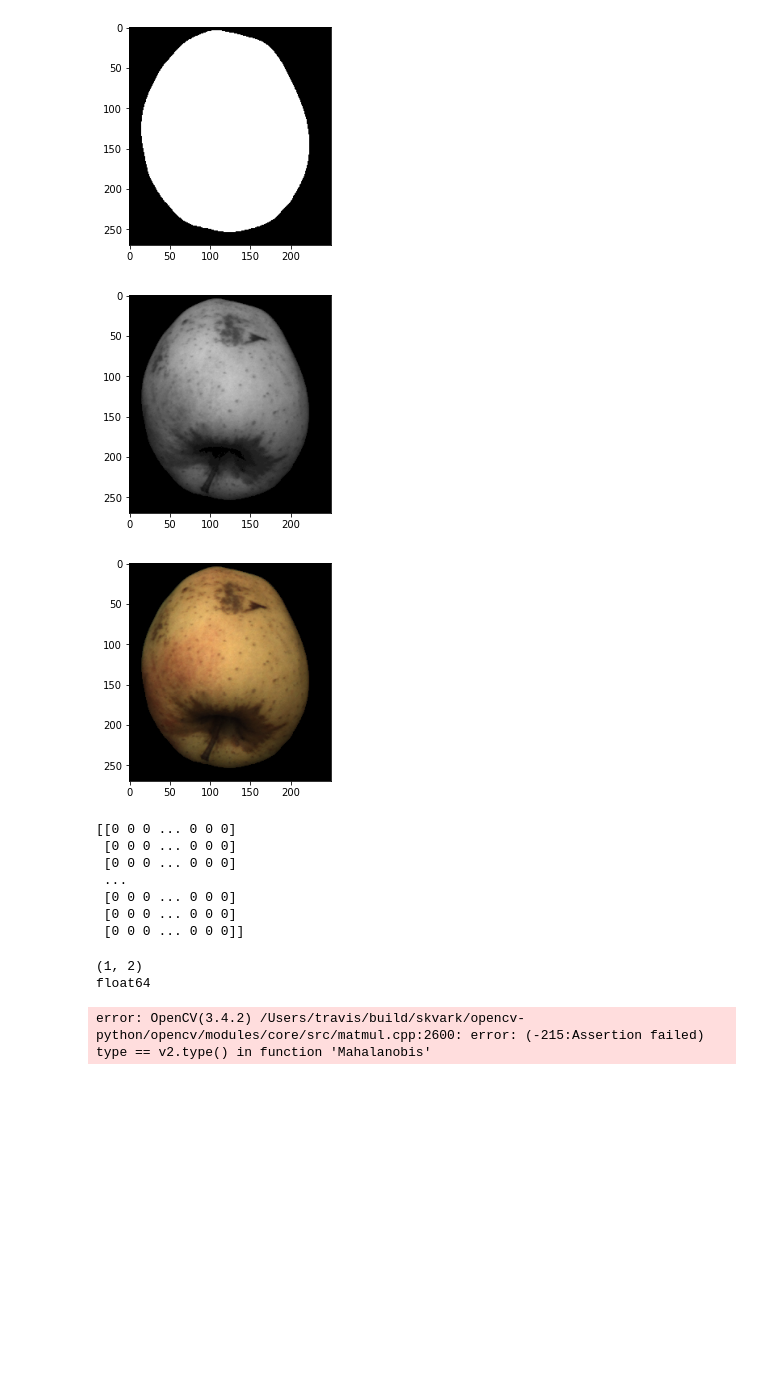
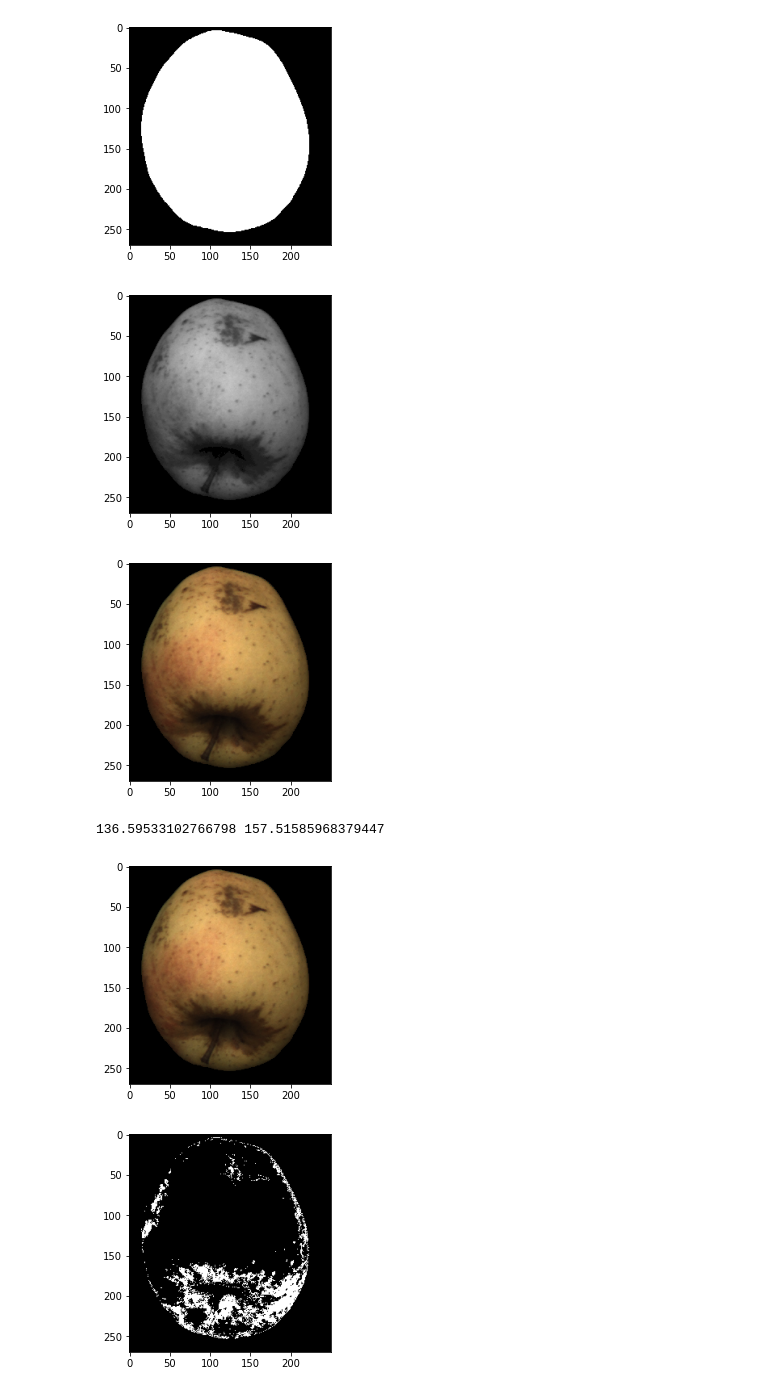
Before and after one commit to camilladybdal/fruit-inspection, a Jupyter notebook: task2.ipynb, the cells around one changed output. Saved outputs shown, nothing was run; the diff lists cells and outputs as text; code cells hidden in the pictures; blank space fills up the shorter version.

```diff
--- a/task2.ipynb
+++ b/task2.ipynb
@@ -20,7 +21,7 @@ for img in images_second_task:
 def load_image(image_number, ir = True):
     ir_image_path = os.path.join(images_second_task_path, ir_images[image_number])
     color_image_path = os.path.join(images_second_task_path, color_images[image_number])
-    image = cv2.imread(ir_image_path if ir else color_image_path, cv2.COLOR_BGR2RGB)
+    image = cv2.imread(ir_image_path if ir else color_image_path, cv2.IMREAD_COLOR)
     return image
 
 def load_image_grey(image_number, ir = True):
@@ -31,13 +32,15 @@ def load_image_grey(image_number, ir = True):
 # %%
 def show_image(image, grey = False):
     if not grey:
-        plt.imshow(cv2.cvtColor(image, cv2.COLOR_BGR2RGB))
+        plt.imshow(image)
     else:
         plt.imshow(image, cmap="gray", vmin=0, vmax=255)
     plt.show()
 
 image = load_image(0, False)
+image = cv2.cvtColor(image, cv2.COLOR_BGR2RGB)
 show_image(image)
+
 
 image_grey = load_image_grey(0, False)
 show_image(image_grey, True)
@@ -74,44 +77,43 @@ show_image(img_fruit_color)
 # %% [output]
 [figure]
 [figure]
-[[0 0 0 ... 0 0 0]
- [0 0 0 ... 0 0 0]
- [0 0 0 ... 0 0 0]
- ...
- [0 0 0 ... 0 0 0]
- [0 0 0 ... 0 0 0]
- [0 0 0 ... 0 0 0]]
 # %%
 #cv2.Mahalanobis(v1, v2, icova)
 
 #Try out different color spaces here
 img_fruit_color_LAB = cv2.cvtColor(img_fruit_color, cv2.COLOR_RGB2LAB)
 img_fruit_color_AB = img_fruit_color_LAB[:, :, 1:3]
 
 img_fruit_color_GB = img_fruit_color_AB.reshape(img_fruit_color_AB.shape[0] * img_fruit_color_AB.shape[1], 2)
 cov, mean = cv2.calcCovarMatrix(img_fruit_color_GB, None, cv2.COVAR_NORMAL | cv2.COVAR_ROWS | cv2.COVAR_SCALE)
 cov_inv = cv2.invert(cov)
 
-russet = np.zeros((img_fruit_color_GB.shape[0], img_fruit_color_GB.shape[1]), dtype="float64")
+russet = np.zeros((img_fruit_color_LAB.shape[0], img_fruit_color_LAB.shape[1]), dtype="float64")
+
+mask = np.array(smooth_image,dtype=bool )
+
+mean1 = np.mean(img_fruit_color_LAB[:,:,1], where = mask)
+mean2 = np.mean(img_fruit_color_LAB[:,:,2], where = mask)
+print(mean1, mean2)
 
 #128 svart
 
 for i in range(img_fruit_color_LAB.shape[0]):
         for j in range(img_fruit_color_LAB.shape[1]):
                 if img_fruit_color_LAB[i][j][1] != 128 and img_fruit_color_LAB[i][j][2] != 128 : #is a fruit pixel
 
                         pixel = np.array(img_fruit_color_LAB[i][j])[1:3].reshape(1, 2)
 
-                        print(pixel.shape)
-                        print(mean.dtype)
-                        distance = cv2.Mahalanobis(pixel, mean, cov_inv[1])
+                        #distance = cv2.Mahalanobis(pixel, mean, cov_inv[1])
+                        distance = sc.distance.cdist(pixel, mean, 'mahalanobis', VI=cov_inv[1])
 
-
-                        #calculate distance
-                        #check distance threshold
-                        #if it is small => it is a russet pixel
-                        #add to russet matrix
+                        #A distance of 1 or lower shows that the point is right among
+                        #the benchmark points
+                        if distance < 0.8:
+                                russet[i][j] = 255
+show_image(img_fruit_color)
+show_image(russet, True)
 # %% [output]
-(1, 2)
-float64
+136.59533102766798 157.51585968379447
-error: OpenCV(3.4.2) /Users/travis/build/skvark/opencv-python/opencv/modules/core/src/matmul.cpp:2600: error: (-215:Assertion failed) type == v2.type() in function 'Mahalanobis'
+[figure, added]
+[figure, added]
```
Also changed, not shown: parts of 1 cell of this notebook.
